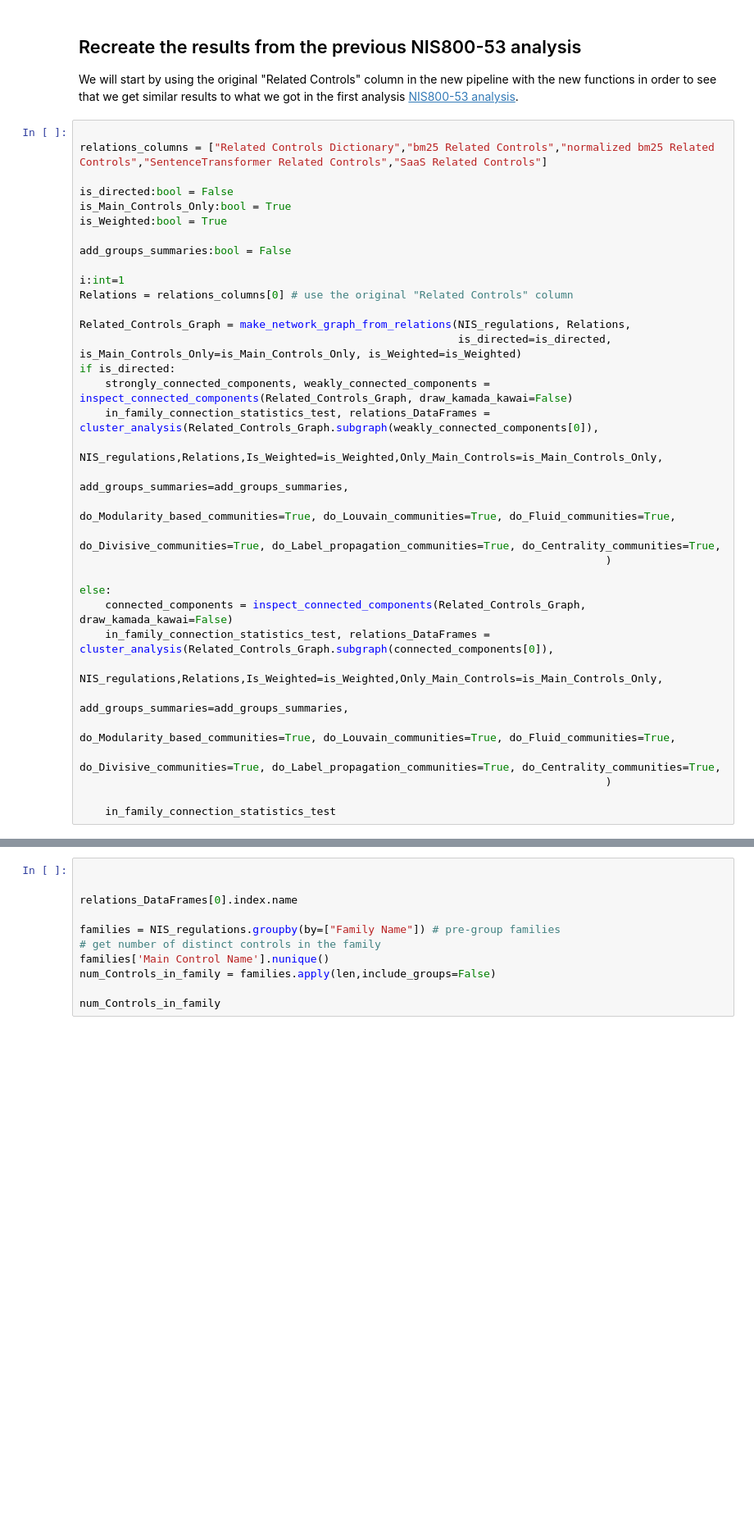
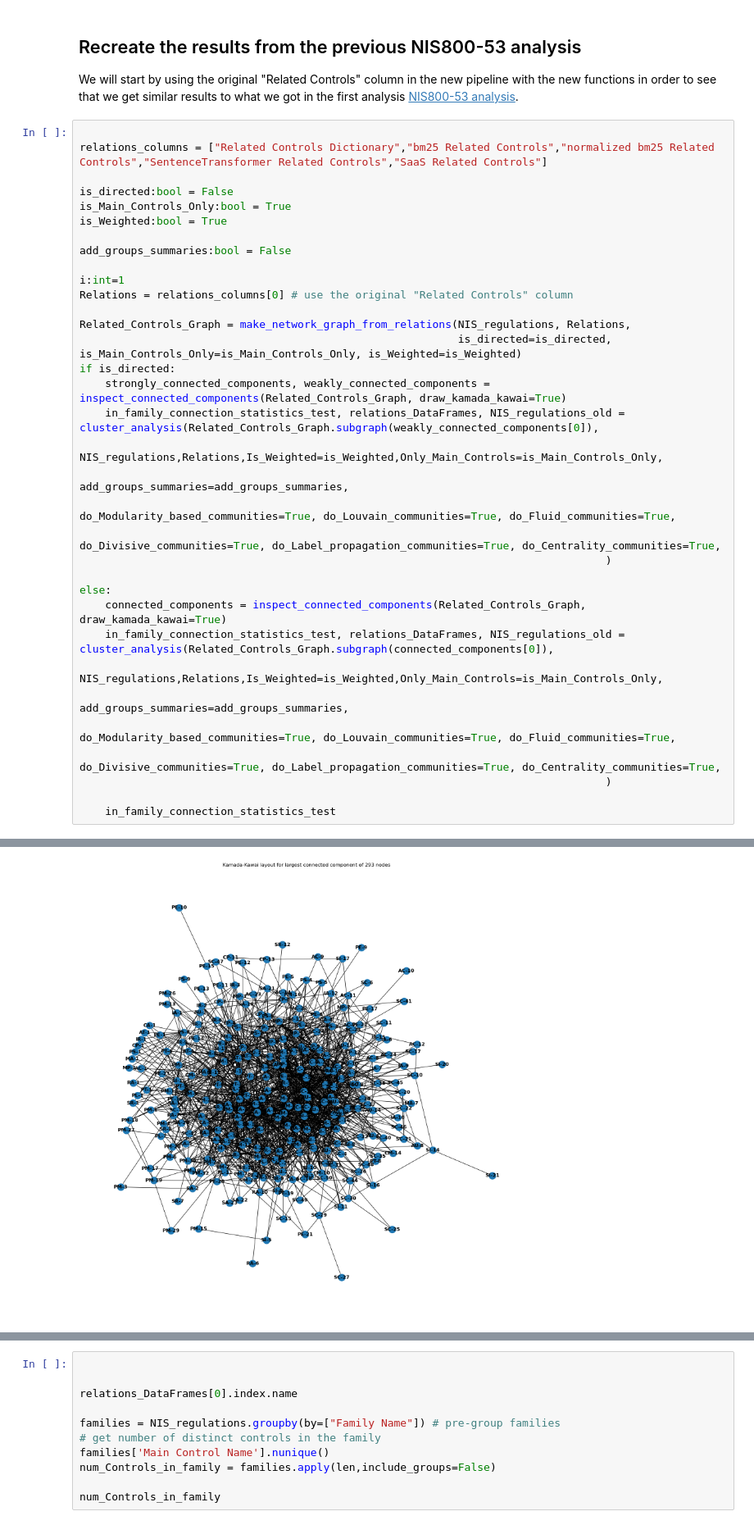
Before and after one commit to lior0110/regulations_analysis, a Jupyter notebook: NIS800-53 analysis 2.ipynb, the cells around one changed output, grey strips where cells are left out. Shown at 82% size. Saved outputs shown, nothing was run; the diff lists cells and outputs as text; blank space fills up the shorter version.

```diff
--- a/NIS800-53 analysis 2.ipynb
+++ b/NIS800-53 analysis 2.ipynb
@@ -251,8 +254,8 @@ Relations = relations_columns[0] # use the original "Related Controls" column
 Related_Controls_Graph = make_network_graph_from_relations(NIS_regulations, Relations,
                                                            is_directed=is_directed, is_Main_Controls_Only=is_Main_Controls_Only, is_Weighted=is_Weighted)
 if is_directed:
-    strongly_connected_components, weakly_connected_components = inspect_connected_components(Related_Controls_Graph, draw_kamada_kawai=False)
-    in_family_connection_statistics_test, relations_DataFrames = cluster_analysis(Related_Controls_Graph.subgraph(weakly_connected_components[0]),
+    strongly_connected_components, weakly_connected_components = inspect_connected_components(Related_Controls_Graph, draw_kamada_kawai=True)
+    in_family_connection_statistics_test, relations_DataFrames, NIS_regulations_old = cluster_analysis(Related_Controls_Graph.subgraph(weakly_connected_components[0]),
                                                                                   NIS_regulations,Relations,Is_Weighted=is_Weighted,Only_Main_Controls=is_Main_Controls_Only,
                                                                                   add_groups_summaries=add_groups_summaries,
                                                                                   do_Modularity_based_communities=True, do_Louvain_communities=True, do_Fluid_communities=True,
@@ -260,8 +263,8 @@ if is_directed:
                                                                                   )
 
 else:
-    connected_components = inspect_connected_components(Related_Controls_Graph, draw_kamada_kawai=False)
-    in_family_connection_statistics_test, relations_DataFrames = cluster_analysis(Related_Controls_Graph.subgraph(connected_components[0]),
+    connected_components = inspect_connected_components(Related_Controls_Graph, draw_kamada_kawai=True)
+    in_family_connection_statistics_test, relations_DataFrames, NIS_regulations_old = cluster_analysis(Related_Controls_Graph.subgraph(connected_components[0]),
                                                                                   NIS_regulations,Relations,Is_Weighted=is_Weighted,Only_Main_Controls=is_Main_Controls_Only,
                                                                                   add_groups_summaries=add_groups_summaries,
                                                                                   do_Modularity_based_communities=True, do_Louvain_communities=True, do_Fluid_communities=True,
@@ -289 +292,2 @@ statistical connection probability 3 (mean of Over-representation of inner conne
 dtype: float64
+[figure, added]
```
Also changed, not shown: parts of 24 cells of this notebook, 2 other files.
